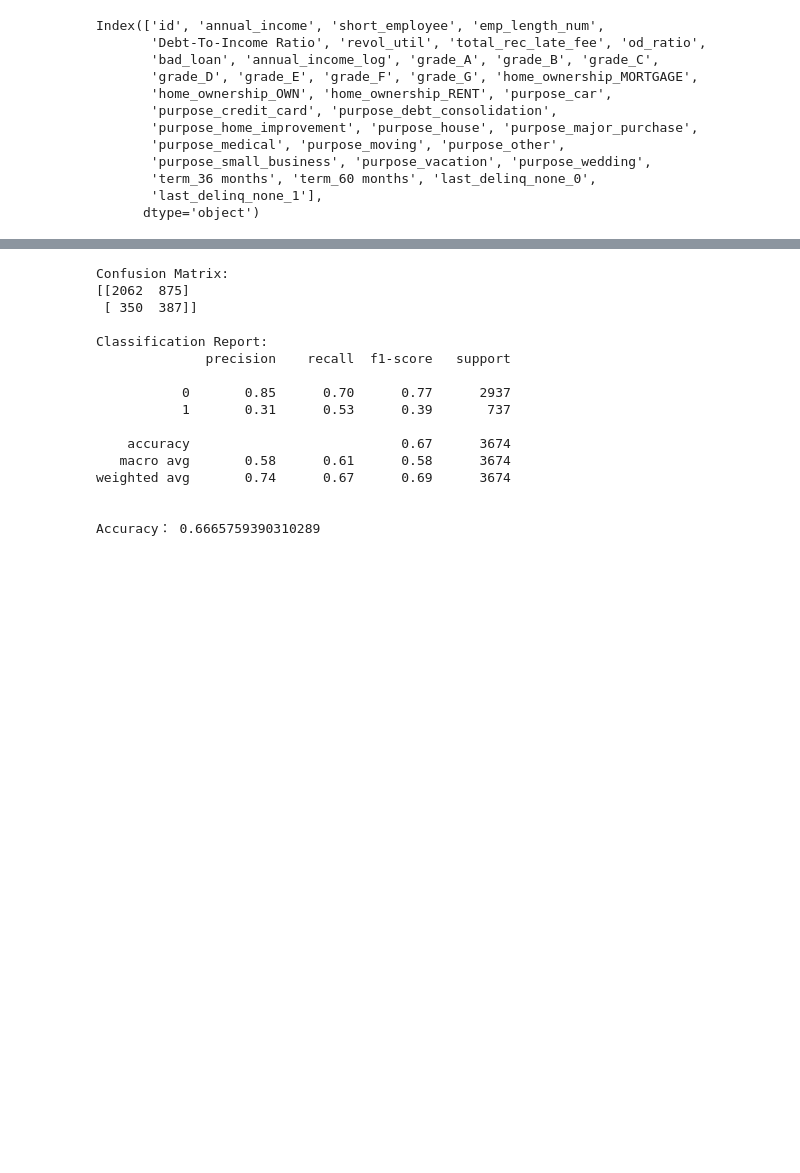
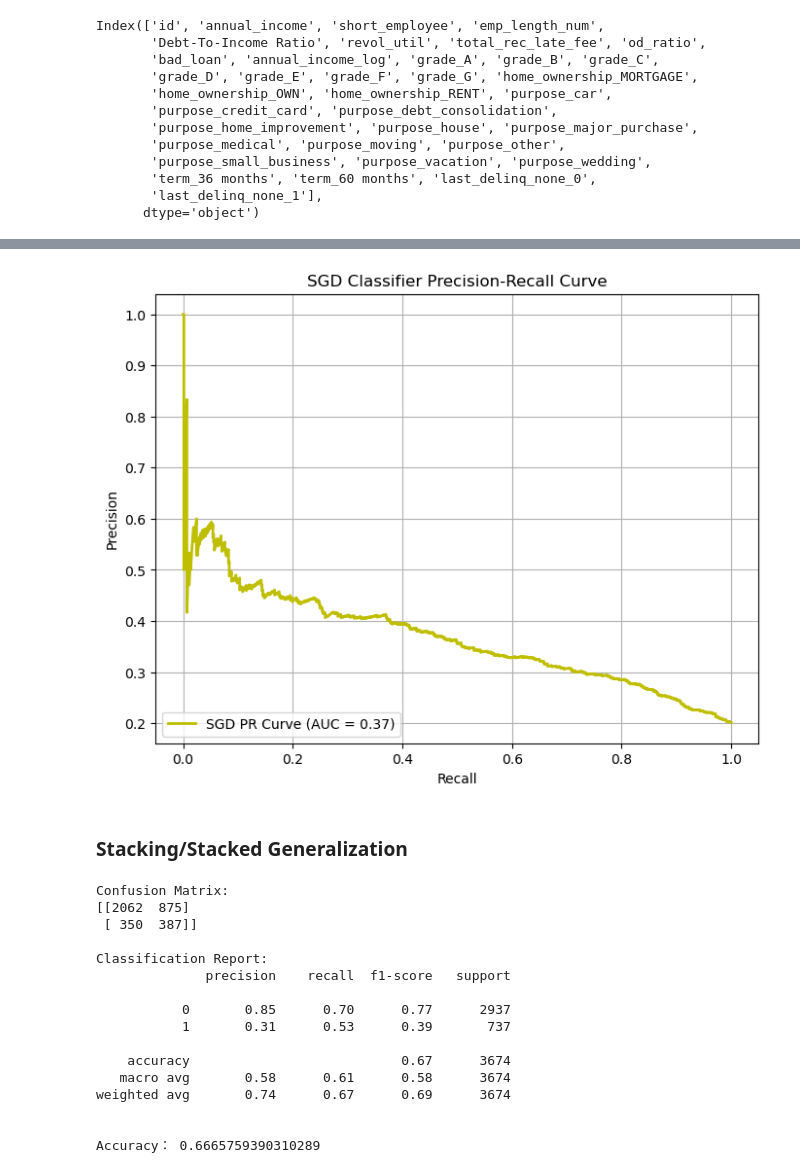
Before and after one commit to KaimiHuang/Applied_Data_Science_Project_1, a Jupyter notebook: Predict_bad_loan.ipynb, the cells around one changed output, grey strips where cells are left out. Cells and saved outputs as stored; diff of their text form; code cells hidden in the pictures; blank space fills up the shorter version.

```diff
--- a/Predict_bad_loan.ipynb
+++ b/Predict_bad_loan.ipynb
@@ -730,0 +680,15 @@ plt.show()
+# %%
+param_grid = [
+    {'n_estimators': [470, 480, 490],
+     'max_depth': [9, 10, 11, 12]}
+]
+
+rf_classifier = RandomForestClassifier()
+
+grid_search = GridSearchCV(rf_classifier, param_grid, cv=5,
+                          scoring = 'neg_log_loss',
+                          return_train_score = True)
+
+grid_search.fit(X_train, y_train)
+
+grid_search.best_params_
@@ -730,0 +756,14 @@ plt.show()
+# %%
+param_grid = [
+    {'max_iter': [1000, 1100, 1200, 1300]}
+]
+
+sgd_clf = SGDClassifier()
+
+grid_search = GridSearchCV(sgd_clf, param_grid, cv=5,
+                          scoring = 'recall',
+                          return_train_score = True)
+
+grid_search.fit(X_train, y_train)
+
+grid_search.best_params_
@@ -731 +823,18 @@ plt.show()
+# %%
+sgd_precision, sgd_recall, sgd_thresholds = precision_recall_curve(y_test, y_scores)
+
+sgd_pr_auc = average_precision_score(y_test, y_scores)
+
+plt.figure(figsize=(8, 6))
+plt.plot(sgd_recall, sgd_precision, color='y', lw=2, label=f'SGD PR Curve (AUC = {sgd_pr_auc:.2f})')
+plt.xlabel('Recall')
+plt.ylabel('Precision')
+plt.title('SGD Classifier Precision-Recall Curve')
+plt.legend(loc='lower left')
+plt.grid(True)
+plt.show()
+# %% [output]
+[figure, added]
+# %% [markdown]
+### Stacking/Stacked Generalization
 # %%
```
Also changed, not shown: parts of 56 cells of this notebook.
